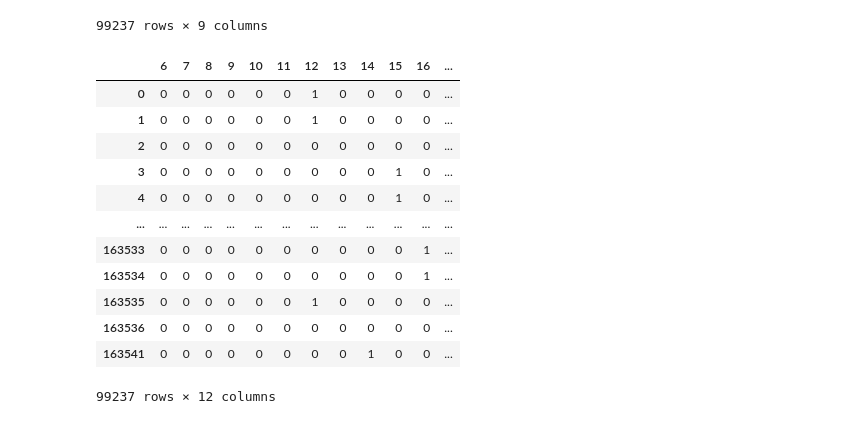
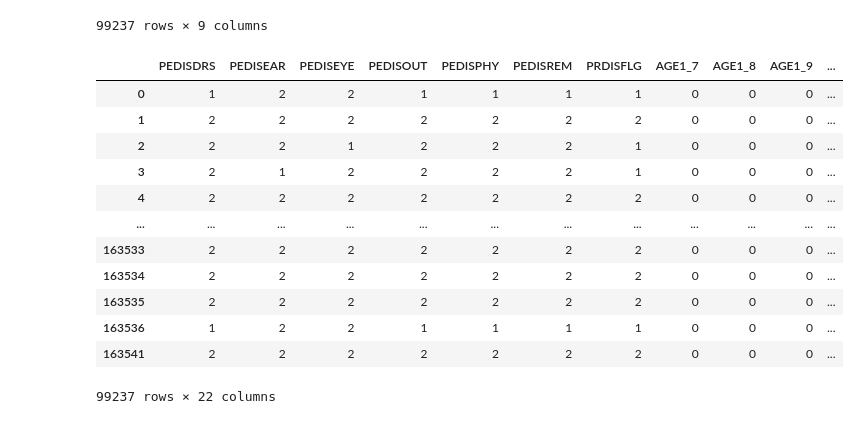
Before and after one commit to OhLGitHub/capstone, a Jupyter notebook: code/main.ipynb, the cells around one changed output. Saved outputs shown, nothing was run; the diff lists cells and outputs as text; code cells hidden in the pictures.

```diff
--- a/code/main.ipynb
+++ b/code/main.ipynb
@@ -92,23 +94,23 @@ df4
 | 163541 | 14 | 2 | 2 | 2 | 2 | 2 | 2 | 2 | 2 |
 99237 rows × 9 columns
 # %%
-df5 = pd.get_dummies(df4["AGE1"])
+df5 = pd.get_dummies(data=df4, columns=['AGE1', 'HEA'], drop_first= True)
 
 df5
 # %% [output]
-|  | 6 | 7 | 8 | 9 | 10 | 11 | 12 | 13 | 14 | 15 | 16 | ... |
-| 0 | 0 | 0 | 0 | 0 | 0 | 0 | 1 | 0 | 0 | 0 | 0 | ... |
-| 1 | 0 | 0 | 0 | 0 | 0 | 0 | 1 | 0 | 0 | 0 | 0 | ... |
-| 2 | 0 | 0 | 0 | 0 | 0 | 0 | 0 | 0 | 0 | 0 | 0 | ... |
-| 3 | 0 | 0 | 0 | 0 | 0 | 0 | 0 | 0 | 0 | 1 | 0 | ... |
-| 4 | 0 | 0 | 0 | 0 | 0 | 0 | 0 | 0 | 0 | 1 | 0 | ... |
-| ... | ... | ... | ... | ... | ... | ... | ... | ... | ... | ... | ... | ... |
-| 163533 | 0 | 0 | 0 | 0 | 0 | 0 | 0 | 0 | 0 | 0 | 1 | ... |
-| 163534 | 0 | 0 | 0 | 0 | 0 | 0 | 0 | 0 | 0 | 0 | 1 | ... |
-| 163535 | 0 | 0 | 0 | 0 | 0 | 0 | 1 | 0 | 0 | 0 | 0 | ... |
-| 163536 | 0 | 0 | 0 | 0 | 0 | 0 | 0 | 0 | 0 | 0 | 0 | ... |
-| 163541 | 0 | 0 | 0 | 0 | 0 | 0 | 0 | 0 | 1 | 0 | 0 | ... |
+|  | PEDISDRS | PEDISEAR | PEDISEYE | PEDISOUT | PEDISPHY | PEDISREM | PRDISFLG | AGE1_7 | AGE1_8 | AGE1_9 | ... |
+| 0 | 1 | 2 | 2 | 1 | 1 | 1 | 1 | 0 | 0 | 0 | ... |
+| 1 | 2 | 2 | 2 | 2 | 2 | 2 | 2 | 0 | 0 | 0 | ... |
+| 2 | 2 | 2 | 1 | 2 | 2 | 2 | 1 | 0 | 0 | 0 | ... |
+| 3 | 2 | 1 | 2 | 2 | 2 | 2 | 1 | 0 | 0 | 0 | ... |
+| 4 | 2 | 2 | 2 | 2 | 2 | 2 | 2 | 0 | 0 | 0 | ... |
+| ... | ... | ... | ... | ... | ... | ... | ... | ... | ... | ... | ... |
+| 163533 | 2 | 2 | 2 | 2 | 2 | 2 | 2 | 0 | 0 | 0 | ... |
+| 163534 | 2 | 2 | 2 | 2 | 2 | 2 | 2 | 0 | 0 | 0 | ... |
+| 163535 | 2 | 2 | 2 | 2 | 2 | 2 | 2 | 0 | 0 | 0 | ... |
+| 163536 | 1 | 2 | 2 | 1 | 1 | 1 | 1 | 0 | 0 | 0 | ... |
+| 163541 | 2 | 2 | 2 | 2 | 2 | 2 | 2 | 0 | 0 | 0 | ... |
-99237 rows × 12 columns
+99237 rows × 22 columns
 # %%
 df6 = pd.concat([df4,df5], axis=1)
 
```
Also changed, not shown: parts of 21 cells of this notebook.
